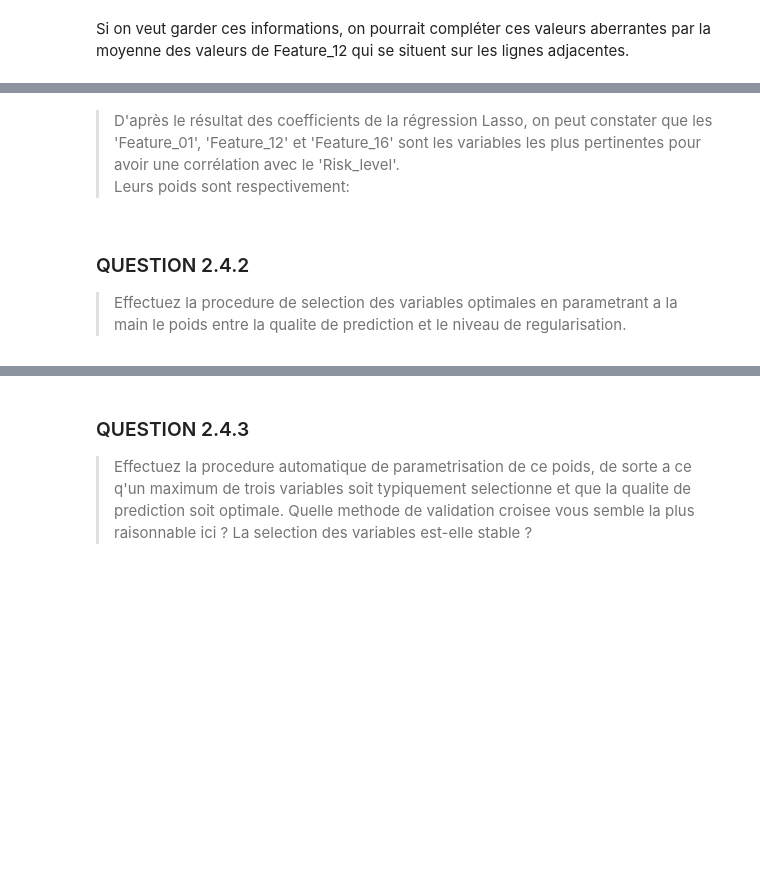
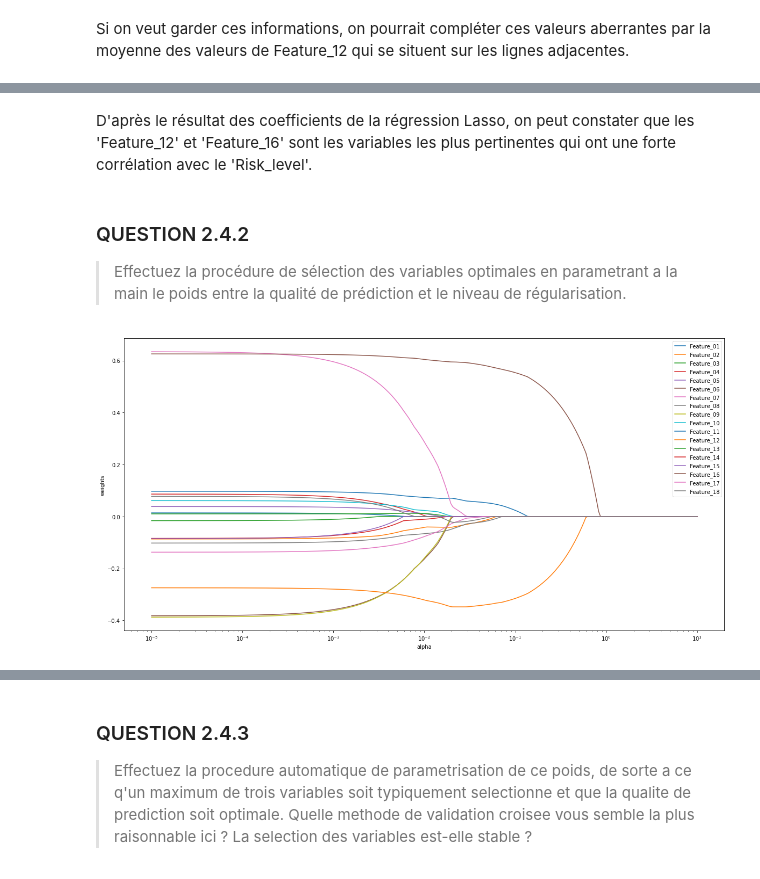
Before and after one commit to Ziqing-WU/Linear_Model, a Jupyter notebook: Modèlelinéaire.ipynb, the cells around one changed output, grey strips where cells are left out. Drawn from its saved outputs; the diff is of its cells as text; code cells hidden in the pictures; blank space fills up the shorter version.

```diff
--- a/Modèlelinéaire.ipynb
+++ b/Modèlelinéaire.ipynb
@@ -557,15 +566,19 @@ Nous pouvons utiliser le modèle de régression Lasso pour analyser toutes les v
 <br>Avant cela , il faut faire centrer et réduire les variables pour qu'elles soient dans la même échelle.
+# %%
+# Delete the two lines with outliers for feature_12
+X_new = np.delete(X,(29,49),axis = 0)
+Y_new = np.delete(Y,(29,49),axis = 0)
 # %%
 from sklearn.linear_model import Lasso
 
-X_scaled = preprocessing.scale(X)
-
-lasso_regressor=Lasso(alpha=4.88, fit_intercept=True)
-lasso_regressor.fit(X_scaled,Y)
+X_new_scaled = preprocessing.scale(X_new)
+Y_new_scaled = preprocessing.scale(Y_new)
+lasso_regressor=Lasso(alpha=0.2, fit_intercept=True)
+lasso_regressor.fit(X_new_scaled,Y_new_scaled)
 
 print('Beta values :')
 for Col in range(len(listColNames)):
-  print('-> '+listColNames[Col]+': '+str(lasso_regressor.coef_[Col]))
+  print('-> ' + listColNames[Col] + ': ' + str(lasso_regressor.coef_[Col]))
 # %% [output]
 Beta values :
 -> Feature_01: 0.0
@@ -587,8 +600,31 @@ Beta values :
 -> Feature_17: -0.0
 -> Feature_18: -0.0
 # %% [markdown]
-> D'après le résultat des coefficients de la régression Lasso, on peut constater que les 'Feature_01', 'Feature_12' et 'Feature_16' sont les variables les plus pertinentes pour avoir une corrélation avec le 'Risk_level'.
-<br>Leurs poids sont respectivement:
+D'après le résultat des coefficients de la régression Lasso, on peut constater que les 'Feature_12' et 'Feature_16' sont les variables les plus pertinentes qui ont une forte corrélation avec le 'Risk_level'.
 # %% [markdown]
 ### QUESTION 2.4.2
-> Effectuez la procedure de selection des variables optimales en parametrant a la main le poids entre la qualite de prediction et le niveau de regularisation.
+> Effectuez la procédure de sélection des variables optimales en parametrant a la main le poids entre la qualité de prédiction et le niveau de régularisation.
+# %%
+from sklearn.linear_model import Lasso
+n_alphas = 300
+alphas = np.logspace(-5, 1, n_alphas)
+lasso = Lasso(fit_intercept=False)
+
+coefs = []
+errors = []
+for a in alphas:
+    lasso.set_params(alpha=a)
+    lasso.fit(X_new_scaled, Y_new_scaled)
+    coefs.append(lasso.coef_)
+    errors.append(np.mean((lasso.predict(X_new_scaled) - Y_new_scaled) ** 2))
+# %%
+fig, ax = plt.subplots(figsize=(20, 10))
+ax.plot(alphas, coefs)
+ax.set_xscale('log')
+plt.xlabel('alpha')
+plt.ylabel('weights')
+plt.axis('tight')
+plt.legend(listColNames)
+plt.show()
+# %% [output]
+[figure, added]
```
Also changed, not shown: parts of 13 cells of this notebook.
